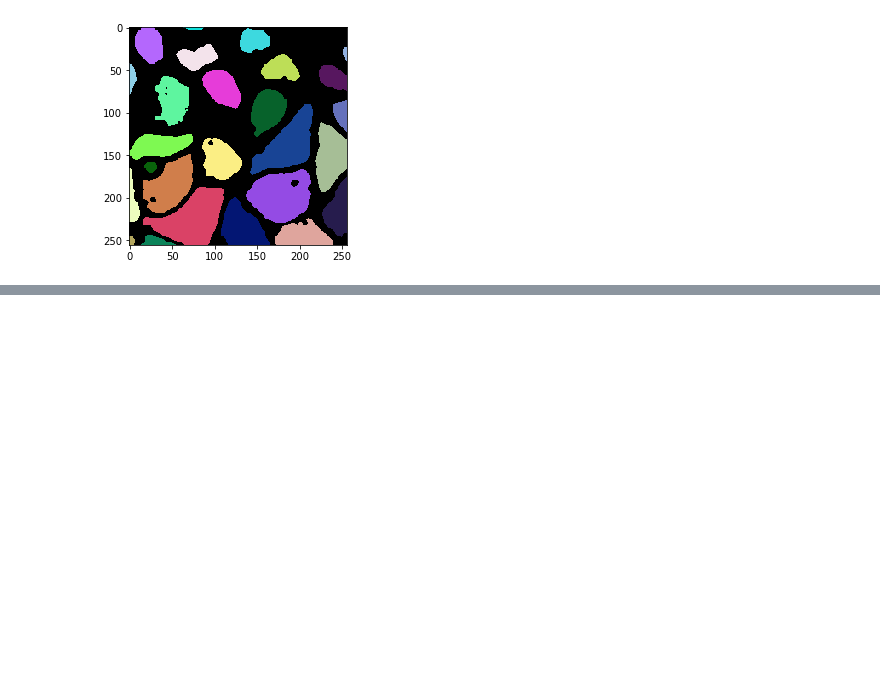
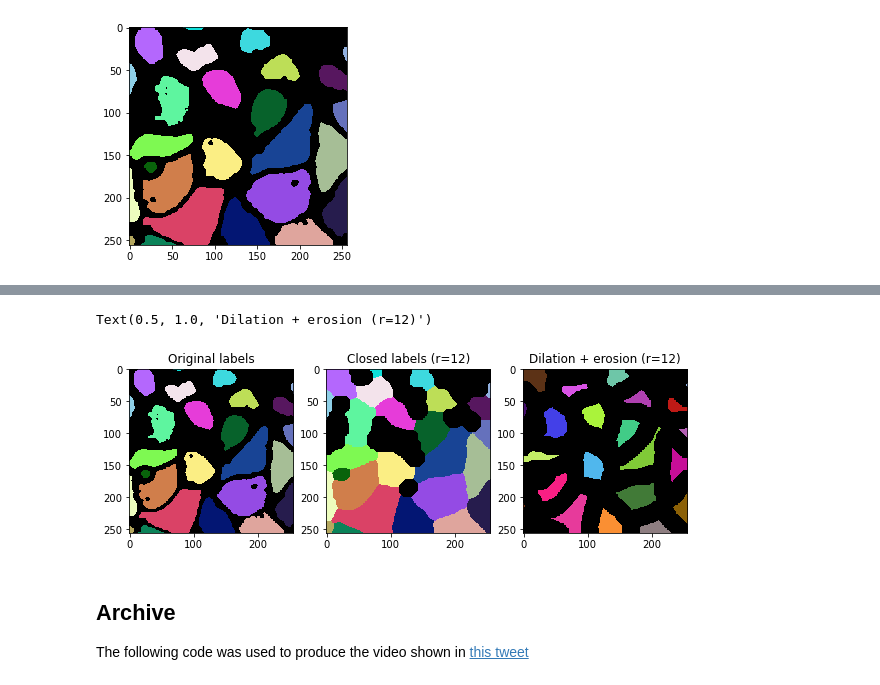
Before and after one commit to clEsperanto/pyclesperanto_prototype, a Jupyter notebook: demo/segmentation/open_close_labels.ipynb, the cells around one changed output, grey strips where cells are left out. Drawn from its saved outputs; the diff is of its cells as text; code cells hidden in the pictures; blank space fills up the shorter version.

```diff
--- a/demo/segmentation/open_close_labels.ipynb
+++ b/demo/segmentation/open_close_labels.ipynb
@@ -46,0 +84,18 @@ for i, r in enumerate(list(range(0, 24, 1)) + list(range(24, 0, -1))):
+# %%
+r = 12
+
+fix, axs = plt.subplots(1,3, figsize=(10,10))
+
+cle.imshow(labels, plot=axs[0], labels=True)
+cle.imshow(cle.closing_labels(labels, radius=r), plot=axs[1], labels=True)
+cle.imshow(naive_closing_labels(labels, radius=r), plot=axs[2], labels=True)
+
+axs[0].set_title("Original labels")
+axs[1].set_title("Closed labels (r=" + str(r) + ")")
+axs[2].set_title("Dilation + erosion (r=" + str(r) + ")")
+# %% [output]
+Text(0.5, 1.0, 'Dilation + erosion (r=12)')
+[figure, added]
+# %% [markdown]
+## Archive
+The following code was used to produce the video shown in [this tweet](https://twitter.com/haesleinhuepf/status/1492215964305436673)
```
Also changed, not shown: parts of 10 cells of this notebook.
